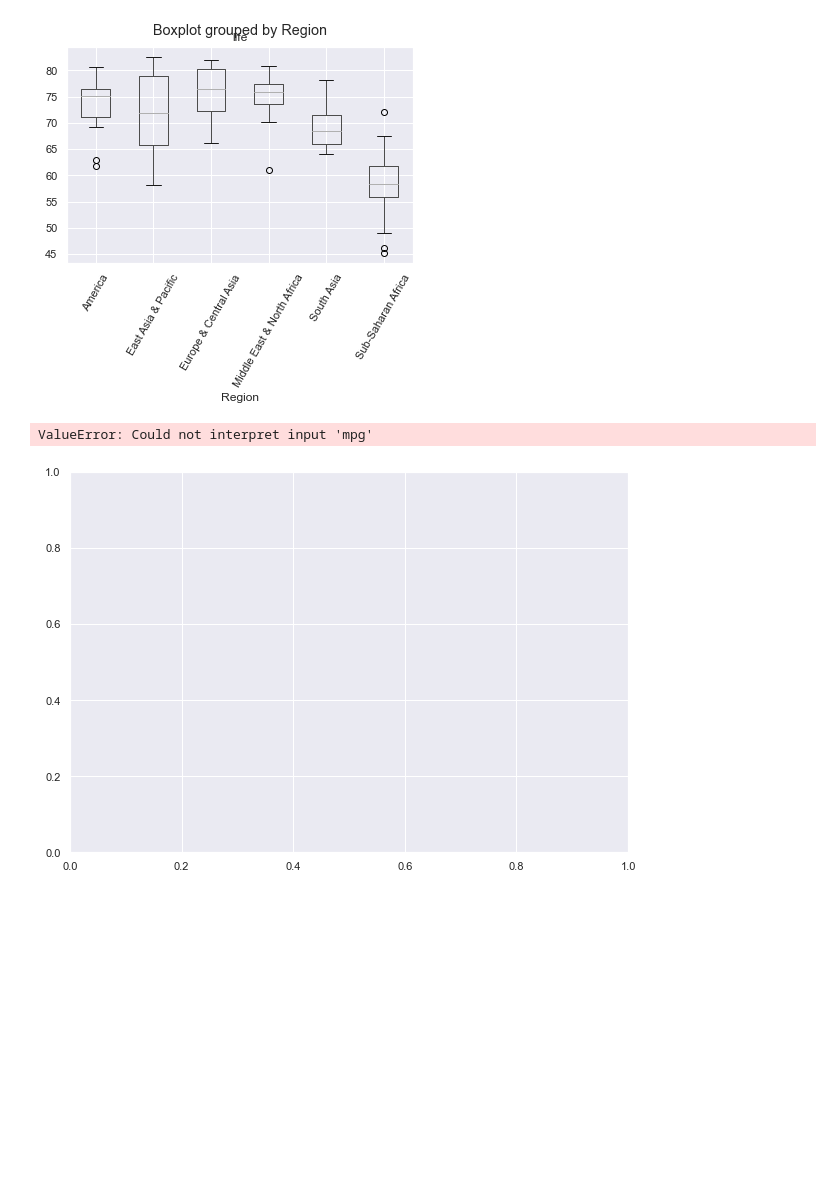
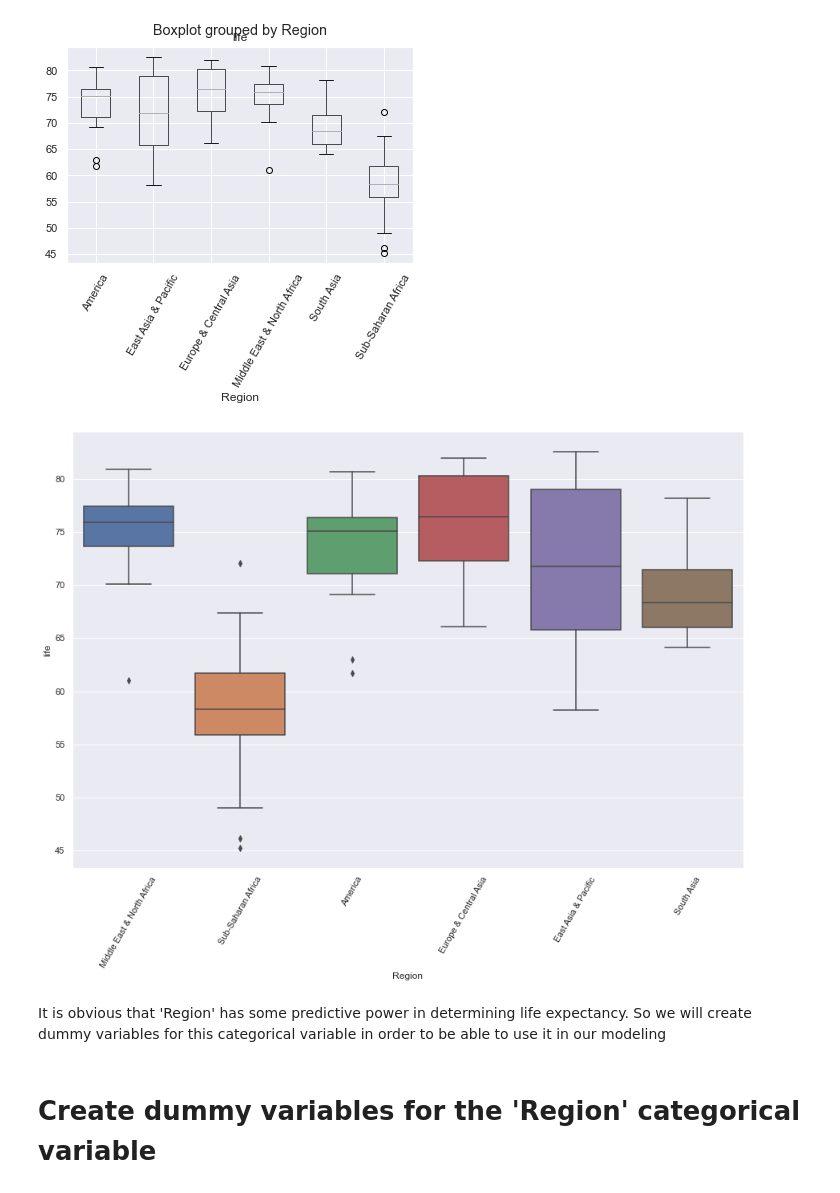
Before and after one commit to kipmadden/Supervised-Learning-with-scikit-learn, a Jupyter notebook: Gapminder Regression.ipynb, the cells around one changed output. Saved outputs shown, nothing was run; the diff lists cells and outputs as text; code cells hidden in the pictures; blank space fills up the shorter version.

```diff
--- a/Gapminder Regression.ipynb
+++ b/Gapminder Regression.ipynb
@@ -405,8 +405,12 @@ df.boxplot('life','Region', rot=60)
 [figure]
 # %%
 # Same thing but using Seaborn
-fig, ax = plt.subplots(figsize=(10,7))
-sns.boxplot(x='Region', y='mpg', data=df)
+fig, ax = plt.subplots(figsize=(15,10))
+_ = sns.boxplot(x='Region', y='life', data=df)
+_ = plt.xticks(rotation=60)
 # %% [output]
-ValueError: Could not interpret input 'mpg'
-[figure, old version]
+[figure, new version]
+# %% [markdown]
+It is obvious that 'Region' has some predictive power in determining life expectancy. So we will create dummy variables for this categorical variable in order to be able to use it in our modeling
+# %% [markdown]
+# Create dummy variables for the 'Region' categorical variable
```
Also changed, not shown: parts of 7 cells of this notebook, 2 other files.
